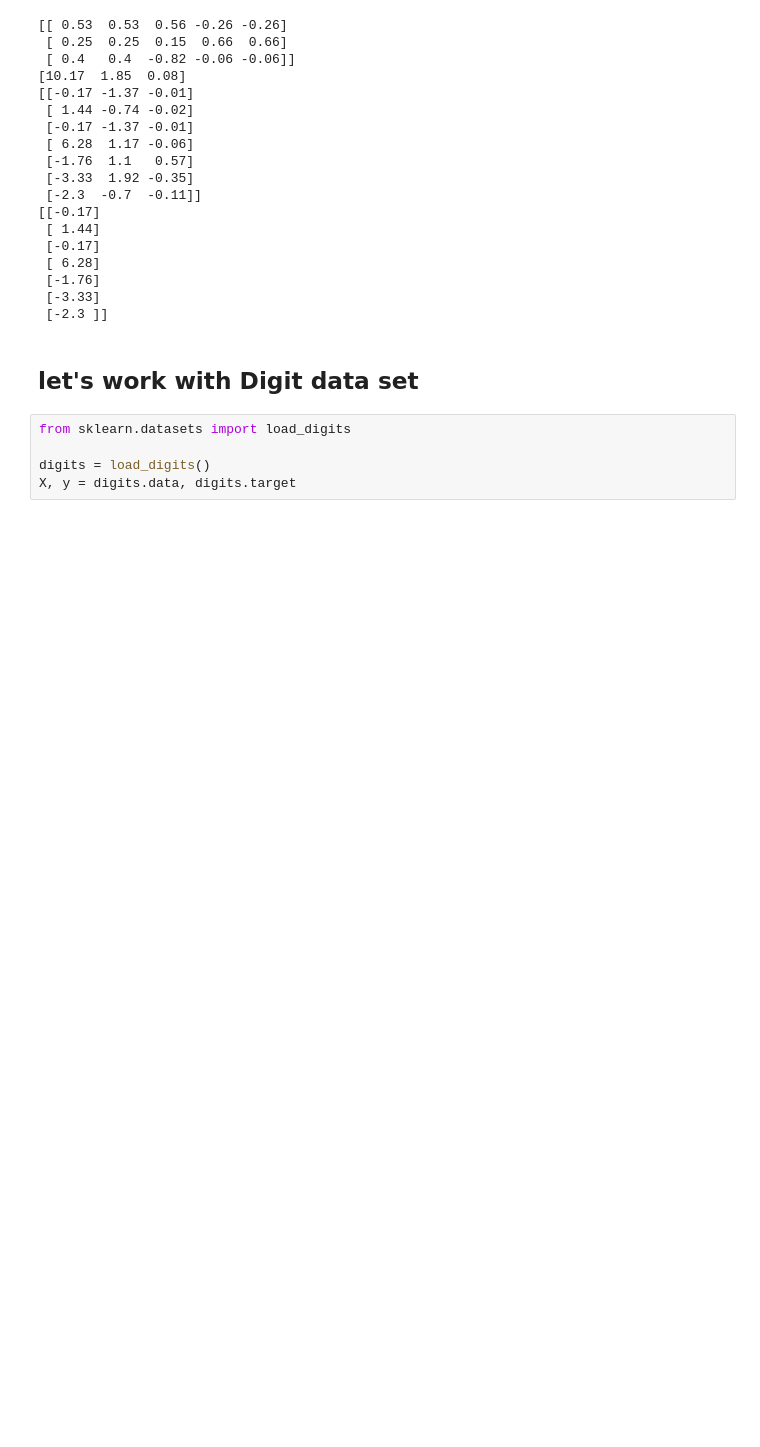
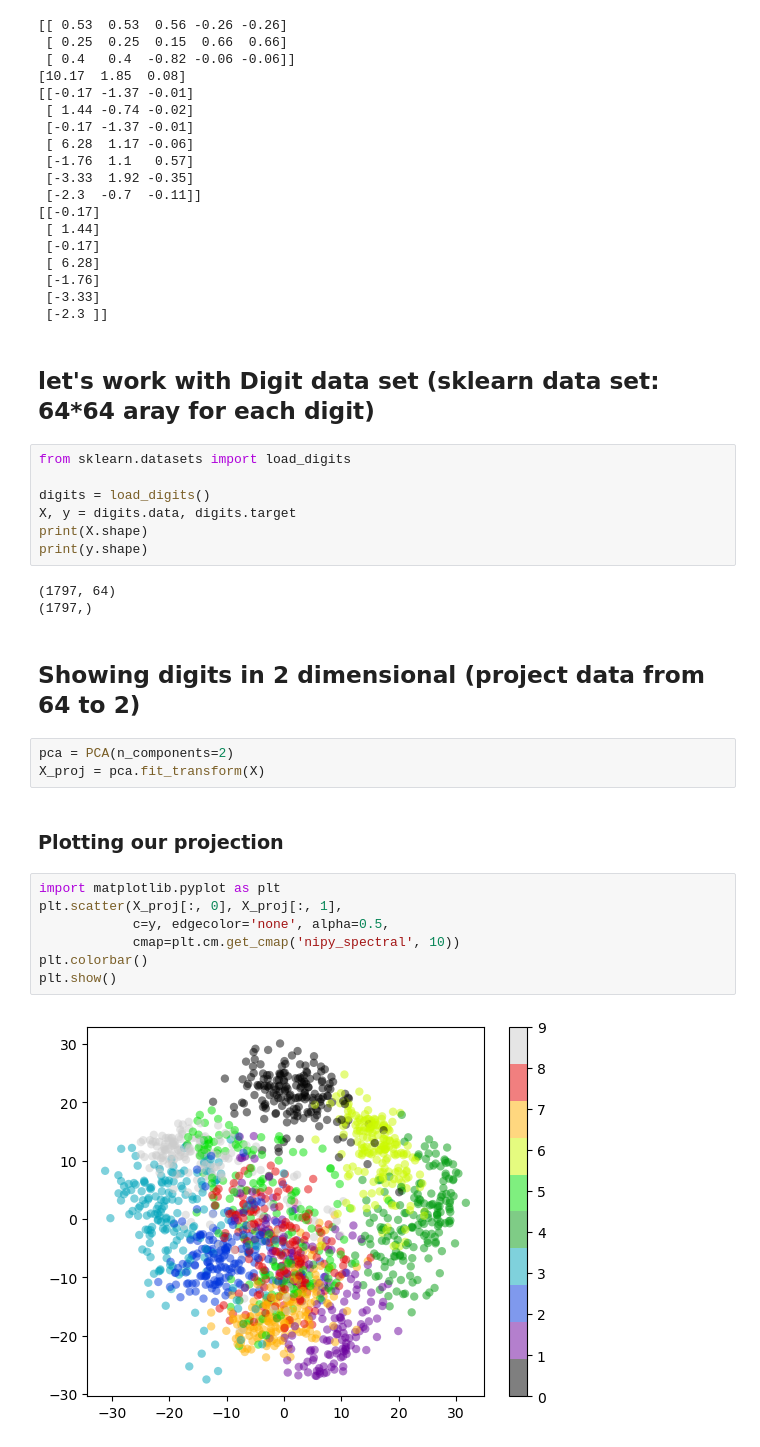
Before and after one commit to MORTAZAD66/ML_Practice, a Jupyter notebook: PCA/PCA.ipynb, the cells around one changed output. Drawn from its saved outputs; the diff is of its cells as text; blank space fills up the shorter version.

Commit message:
practice on mnist data set

```diff
--- a/PCA/PCA.ipynb
+++ b/PCA/PCA.ipynb
@@ -166,9 +184,30 @@ print(projX)
  [-3.33]
  [-2.3 ]]
 # %% [markdown]
-## let's work with Digit data set
+## let's work with Digit data set (sklearn data set: 64*64 aray for each digit)
 # %%
 from sklearn.datasets import load_digits
 
 digits = load_digits()
 X, y = digits.data, digits.target
+print(X.shape)
+print(y.shape)
+# %% [output]
+(1797, 64)
+(1797,)
+# %% [markdown]
+## Showing digits in 2 dimensional (project data from 64 to 2)
+# %%
+pca = PCA(n_components=2)
+X_proj = pca.fit_transform(X)
+# %% [markdown]
+### Plotting our projection
+# %%
+import matplotlib.pyplot as plt
+plt.scatter(X_proj[:, 0], X_proj[:, 1],
+            c=y, edgecolor='none', alpha=0.5,
+            cmap=plt.cm.get_cmap('nipy_spectral', 10))
+plt.colorbar()
+plt.show()
+# %% [output]
+[figure, added]
```
Also changed, not shown: parts of 9 cells of this notebook, 1 other file.
